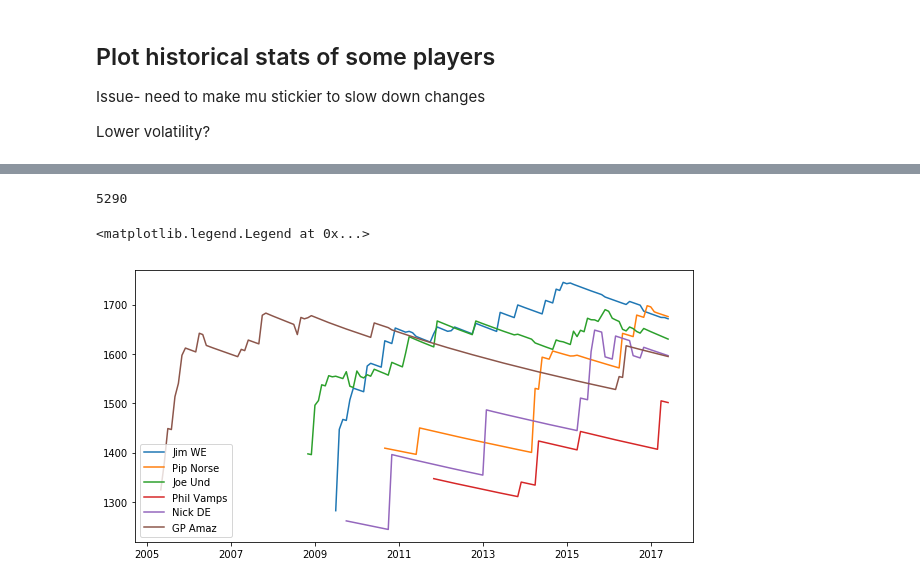
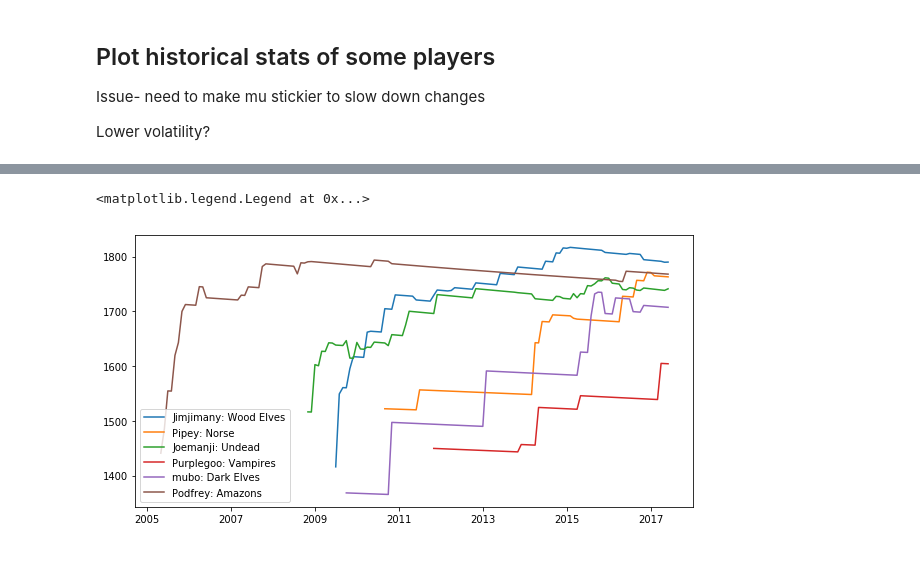
Before and after one commit to hardingnj/NAF, a Jupyter notebook: glicko.ipynb, the cells around one changed output, grey strips where cells are left out. Cells and saved outputs as stored; diff of their text form; code cells hidden in the pictures.

```diff
--- a/glicko.ipynb
+++ b/glicko.ipynb
@@ -53,2 +40,2 @@ inv_lookup = {v: k for k, v in lookup.items()}
 # %%
-race_ids = sorted(naf_data.HomeRace.unique())
+race_ids = sorted(naf_data.home_race.unique())
@@ -133,4 +104,8 @@ class Player(object):
 
         return glck.scale_up(
             glck.create_rating(mu=dnp.mu, phi=phi_star, sigma=dnp.sigma))
+# %%
+cols_home = ["home_coach", "home_race", "home_score"]
+
+cols_away = ["away_coach", "away_race", "away_score"]
 # %%
@@ -289,21 +266,25 @@ Lower volatility?
 # %%
 import seaborn as sns
-# %%
-inv_lookup["Pipey"]
-# %% [output]
-5290
-# %%
-fig, ax = plt.subplots(figsize=(10, 5))
-ax.plot(ranking_data[12403].hist_ratings["Wood Elves"], label="Jim WE")
-ax.plot(ranking_data[5290].hist_ratings["Norse"], label="Pip Norse")
-ax.plot(ranking_data[3312].hist_ratings["Undead"], label="Joe Und")
-ax.plot(ranking_data[11777].hist_ratings["Vampires"], label="Phil Vamps")
-ax.plot(ranking_data[13409].hist_ratings["Dark Elves"], label="Nick DE")
-ax.plot(ranking_data[149].hist_ratings["Amazons"], label="GP Amaz")
-ax.legend(loc=3)
-# %% [output]
-<matplotlib.legend.Legend at 0x...>
-[figure, removed]
+# %%
+fig, ax = plt.subplots(figsize=(10, 5))
+
+poi = (
+    ("Jimjimany", "Wood Elves"),
+    ("Pipey", "Norse"),
+    ("Joemanji", "Undead"),
+    ("Purplegoo", "Vampires"),
+    ("mubo", "Dark Elves"),
+    ("Podfrey", "Amazons"))
+
+for coach, race in poi:
+
+    ranking_ = ranking_data[coach].hist_mu[race] - (2 * ranking_data[coach].hist_phi[race])
+
+    ax.plot(ranking_, label="{0}: {1}".format(coach, race))
+ax.legend(loc=3)
+# %% [output]
+<matplotlib.legend.Legend at 0x...>
+[figure, added]
 # %%
 sns.distplot(df_current_ratings)
 # %% [output]
```
Also changed, not shown: parts of 24 cells of this notebook.
